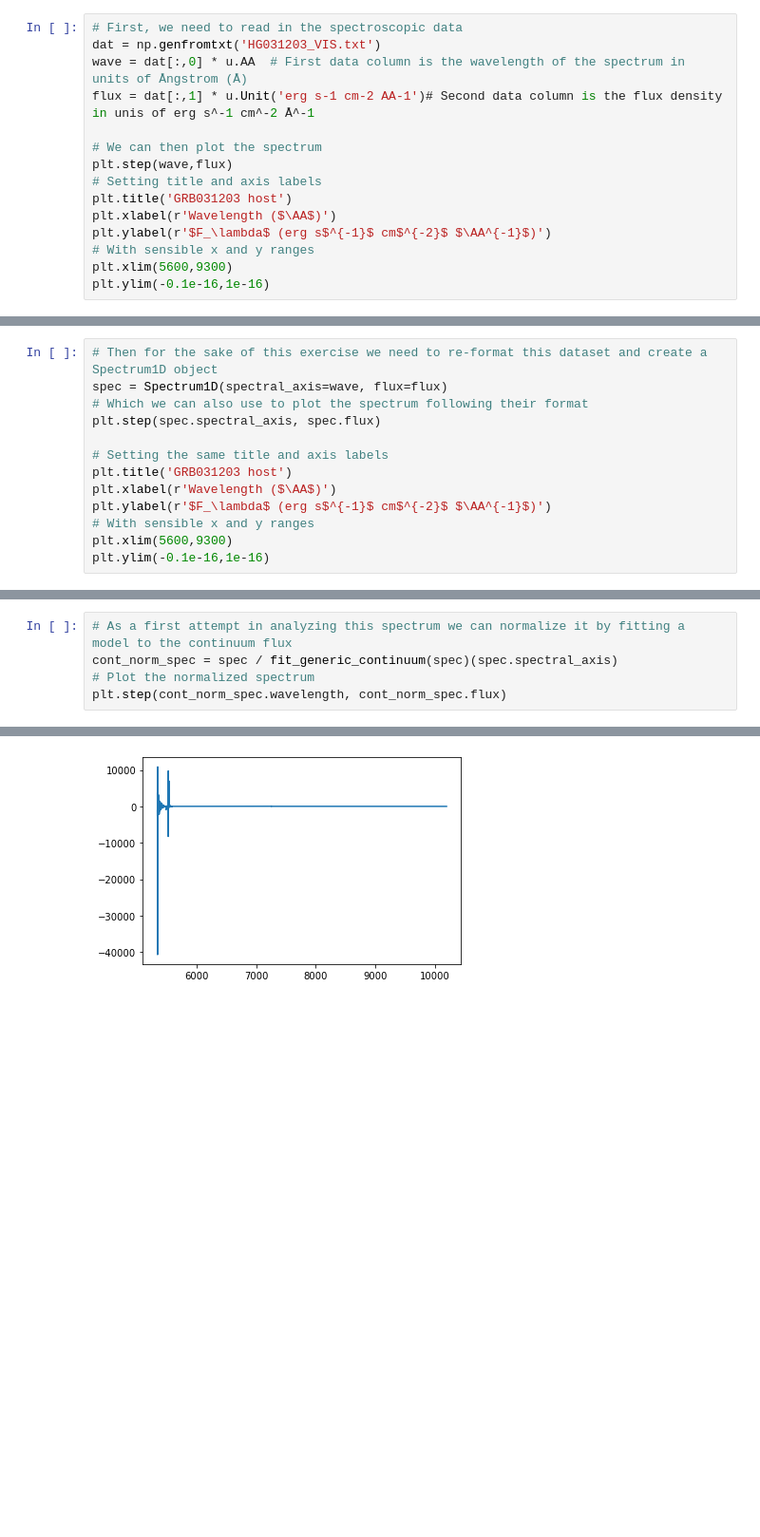
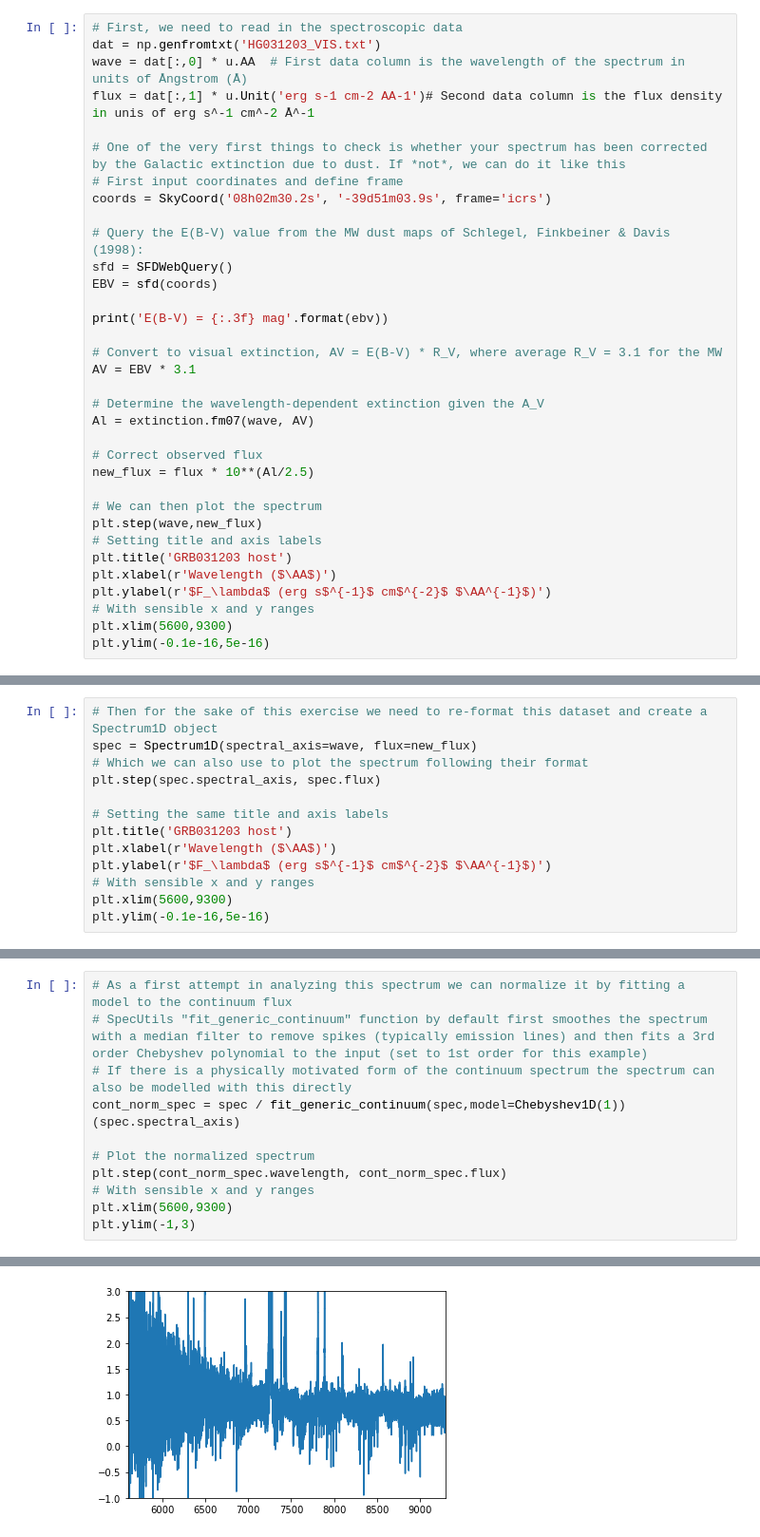
Before and after one commit to keheintz/SpecAnalysis, a Jupyter notebook: DWS20222_specutils.ipynb, the cells around one changed output, grey strips where cells are left out. Shown at 95% size. Cells and saved outputs as stored; diff of their text form; blank space fills up the shorter version.

Commit message:
Updated notebook and added UVB arm spectrum

```diff
--- a/DWS20222_specutils.ipynb
+++ b/DWS20222_specutils.ipynb
@@ -24,13 +34,32 @@ dat = np.genfromtxt('HG031203_VIS.txt')
 wave = dat[:,0] * u.AA  # First data column is the wavelength of the spectrum in units of Ångstrom (Å)
 flux = dat[:,1] * u.Unit('erg s-1 cm-2 AA-1')# Second data column is the flux density in unis of erg s^-1 cm^-2 Å^-1
 
+# One of the very first things to check is whether your spectrum has been corrected by the Galactic extinction due to dust. If *not*, we can do it like this
+# First input coordinates and define frame
+coords = SkyCoord('08h02m30.2s', '-39d51m03.9s', frame='icrs')
+
+# Query the E(B-V) value from the MW dust maps of Schlegel, Finkbeiner & Davis (1998):
+sfd = SFDWebQuery()
+EBV = sfd(coords)
+
+print('E(B-V) = {:.3f} mag'.format(ebv))
+
+# Convert to visual extinction, AV = E(B-V) * R_V, where average R_V = 3.1 for the MW
+AV = EBV * 3.1
+
+# Determine the wavelength-dependent extinction given the A_V
+Al = extinction.fm07(wave, AV)
+
+# Correct observed flux
+new_flux = flux * 10**(Al/2.5)
+
 # We can then plot the spectrum
-plt.step(wave,flux)
+plt.step(wave,new_flux)
 # Setting title and axis labels
 plt.title('GRB031203 host')
 plt.xlabel(r'Wavelength ($\AA$)')
 plt.ylabel(r'$F_\lambda$ (erg s$^{-1}$ cm$^{-2}$ $\AA^{-1}$)')
 # With sensible x and y ranges
 plt.xlim(5600,9300)
-plt.ylim(-0.1e-16,1e-16)
+plt.ylim(-0.1e-16,5e-16)
 # %% [output]
@@ -39,6 +70,6 @@ plt.ylim(-0.1e-16,1e-16)
 # %%
 # Then for the sake of this exercise we need to re-format this dataset and create a Spectrum1D object
-spec = Spectrum1D(spectral_axis=wave, flux=flux)
+spec = Spectrum1D(spectral_axis=wave, flux=new_flux)
 # Which we can also use to plot the spectrum following their format
 plt.step(spec.spectral_axis, spec.flux)
 
@@ -48,5 +79,5 @@ plt.xlabel(r'Wavelength ($\AA$)')
 plt.ylabel(r'$F_\lambda$ (erg s$^{-1}$ cm$^{-2}$ $\AA^{-1}$)')
 # With sensible x and y ranges
 plt.xlim(5600,9300)
-plt.ylim(-0.1e-16,1e-16)
+plt.ylim(-0.1e-16,5e-16)
 # %% [output]
@@ -55,7 +86,13 @@ plt.ylim(-0.1e-16,1e-16)
 # %%
 # As a first attempt in analyzing this spectrum we can normalize it by fitting a model to the continuum flux
-cont_norm_spec = spec / fit_generic_continuum(spec)(spec.spectral_axis)
+# SpecUtils "fit_generic_continuum" function by default first smoothes the spectrum with a median filter to remove spikes (typically emission lines) and then fits a 3rd order Chebyshev polynomial to the input (set to 1st order for this example)
+# If there is a physically motivated form of the continuum spectrum the spectrum can also be modelled with this directly
+cont_norm_spec = spec / fit_generic_continuum(spec,model=Chebyshev1D(1))(spec.spectral_axis)
+
 # Plot the normalized spectrum
 plt.step(cont_norm_spec.wavelength, cont_norm_spec.flux)
+# With sensible x and y ranges
+plt.xlim(5600,9300)
+plt.ylim(-1,3)
 # %% [output]
 WARNING: Model is linear in parameters; consider using linear fitting methods. [astropy.modeling.fitting]
@@ -63 +100 @@ WARNING: Model is linear in parameters; consider using linear fitting methods. [
-[figure, old version]
+[figure, new version]
```
Also changed, not shown: parts of 18 cells of this notebook, 1 other file.
